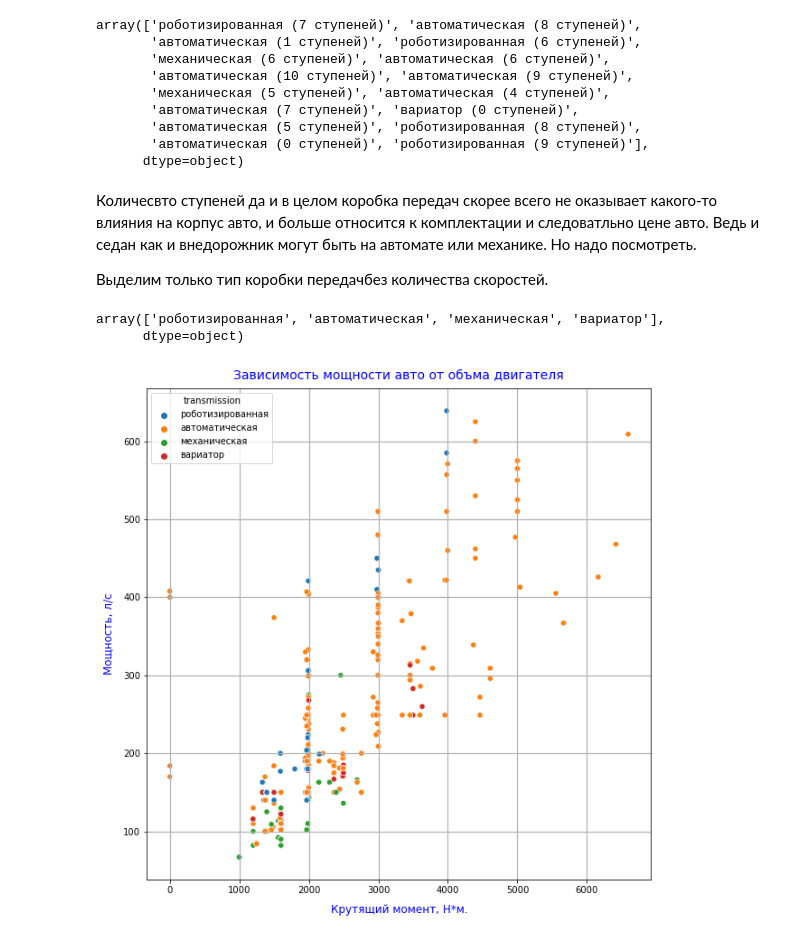
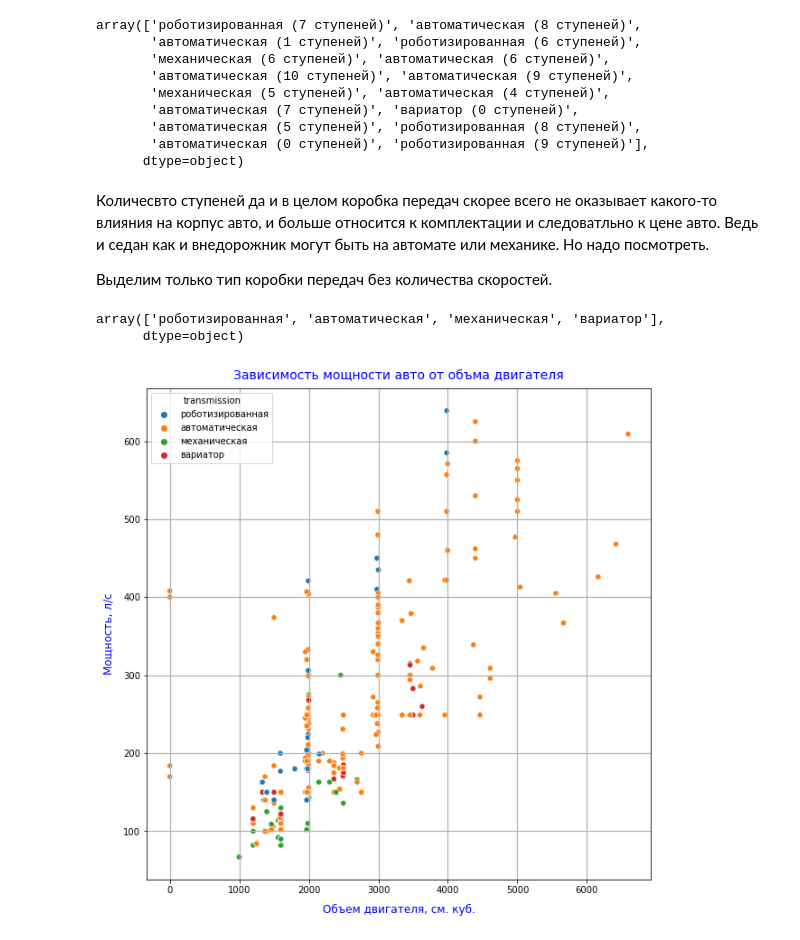
Before and after one commit to BasilPDS/Other_task, a Jupyter notebook: Task_auto_classif.ipynb, the cells around one changed output. Saved outputs shown, nothing was run; the diff lists cells and outputs as text; code cells hidden in the pictures.

```diff
--- a/Task_auto_classif.ipynb
+++ b/Task_auto_classif.ipynb
@@ -652,9 +637,9 @@ array(['роботизированная (7 ступеней)', 'автомат
        'автоматическая (0 ступеней)', 'роботизированная (9 ступеней)'],
       dtype=object)
 # %% [markdown]
-Количесвто ступеней да и в целом коробка передач скорее всего не оказывает какого-то влияния на корпус авто, и больше относится к комплектации и следоватльно цене авто. Ведь и седан как и внедорожник могут быть на автомате или механике. Но надо посмотреть.
+Количесвто ступеней да и в целом коробка передач скорее всего не оказывает какого-то влияния на корпус авто, и больше относится к комплектации и следоватльно к цене авто. Ведь и седан как и внедорожник могут быть на автомате или механике. Но надо посмотреть.
 
-Выделим только тип коробки передачбез количества скоростей.
+Выделим только тип коробки передач без количества скоростей.
 # %%
 # Напишем универсальную функцию для добычи цифровых значений из строковых переменных
 def convert_str_to_other(value_in_row:str, txt_format=False):
@@ -680,16 +665,16 @@ array(['роботизированная', 'автоматическая', 'ме
 # %%
 # Создаем полотно
 plt.figure(figsize=(10, 10))
 #plt.scatter(df['engin_volume'], df['power'])
 sns.scatterplot(data=df, x='engin_volume', y='power', hue='transmission')
 # Название осей
-plt.xlabel('Крутящий момент, Н*м.', fontsize=12, color='blue', labelpad=10)
+plt.xlabel('Объем двигателя, см. куб.', fontsize=12, color='blue', labelpad=10)
 plt.ylabel('Мощность, л/с', fontsize=12, color='blue', labelpad=10)
 # Название графика
 plt.title('Зависимость мощности авто от объма двигателя', fontsize=14, color='blue', pad=10)
 # Параметры сетки
 plt.grid(which='major', linewidth=1.2) # Главная
 plt.grid(which='minor', linestyle='--', color='gray', linewidth=0.5) # Вспомогательная
 #plt.minorticks_on(); # Включить показ минорной сетки
 # %% [output]
-[figure, old version]
+[figure, new version]
```
Also changed, not shown: parts of 27 cells of this notebook.
